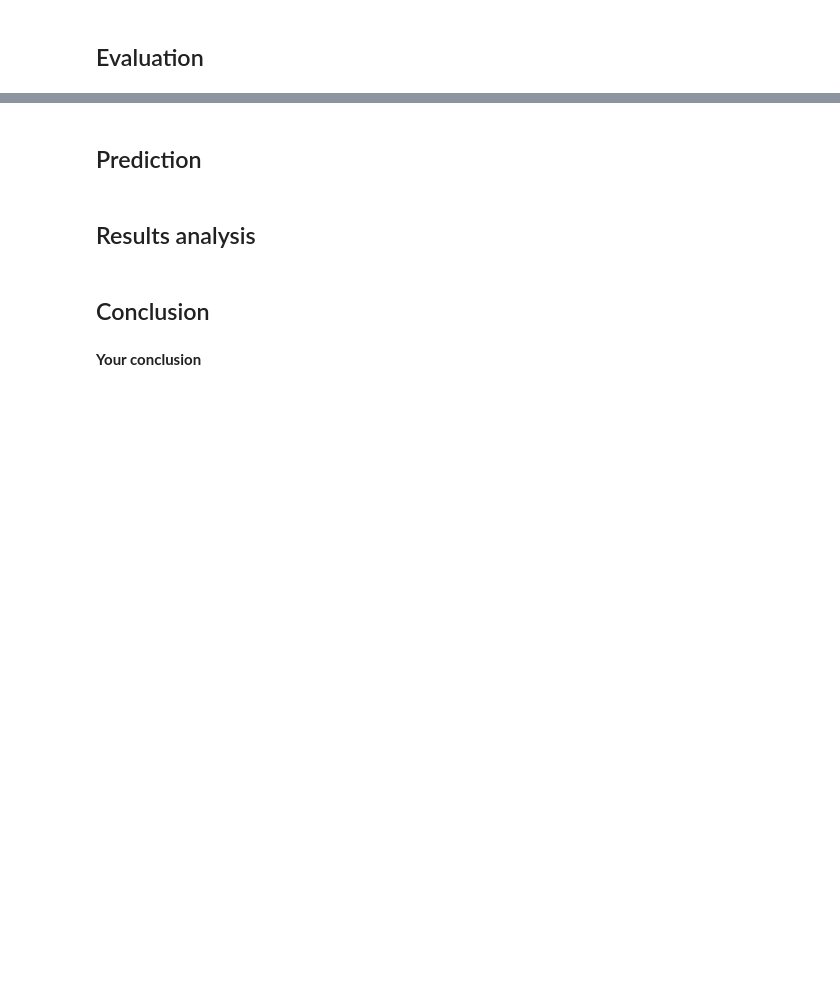
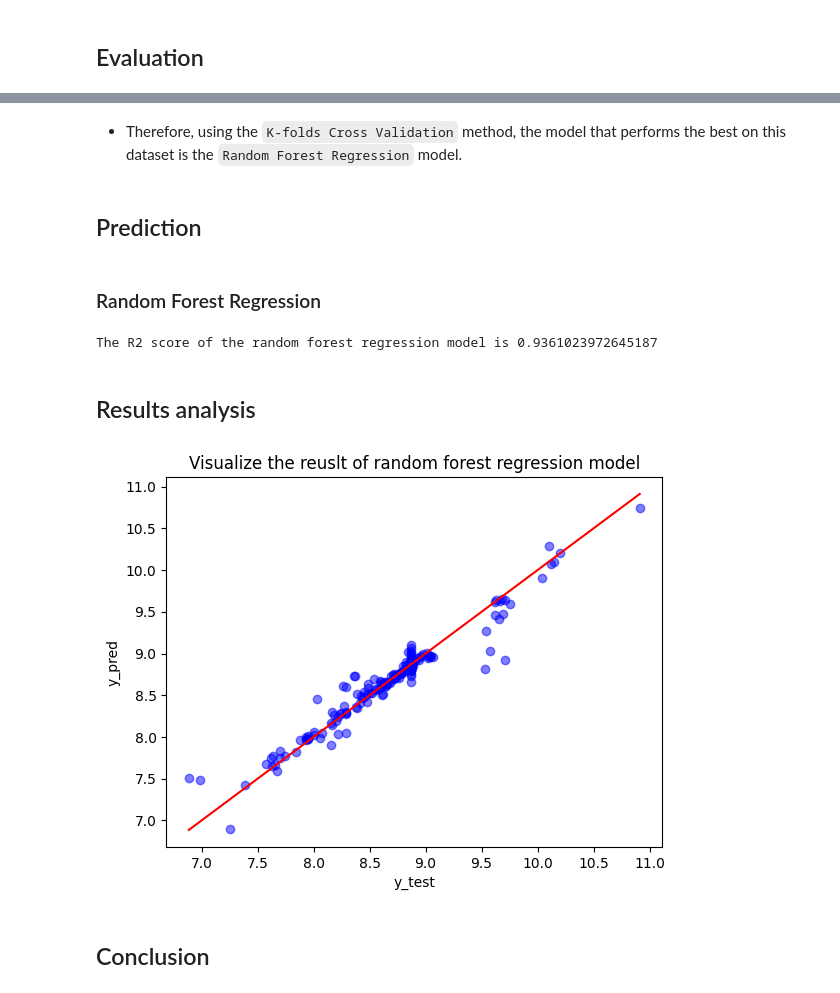
Before and after one commit to khanhnhan1512/Lab-2, a Jupyter notebook: notebooks/4.0-data-modelling.ipynb, the cells around one changed output, grey strips where cells are left out. Drawn from its saved outputs; the diff is of its cells as text; code cells hidden in the pictures; blank space fills up the shorter version.

```diff
--- a/notebooks/4.0-data-modelling.ipynb
+++ b/notebooks/4.0-data-modelling.ipynb
@@ -175,0 +192,5 @@ X = data.drop('Electric Power Consumption(kWH per capita)', axis='columns')
+# %%
+from sklearn.linear_model import LinearRegression
+
+lin_regressor = LinearRegression()
+lin_regressor.fit(X_train, y_train)
@@ -175,0 +201,5 @@ X = data.drop('Electric Power Consumption(kWH per capita)', axis='columns')
+# %%
+from sklearn.tree import DecisionTreeRegressor
+
+dt_regressor = DecisionTreeRegressor(random_state=0)
+dt_regressor.fit(X_train, y_train)
@@ -175,0 +210,5 @@ X = data.drop('Electric Power Consumption(kWH per capita)', axis='columns')
+# %%
+from sklearn.ensemble import RandomForestRegressor
+
+RF_regressor = RandomForestRegressor(n_estimators=100, random_state=0, oob_score=True, n_jobs=-1)
+RF_regressor.fit(X_train,y_train)
@@ -180,2 +259,4 @@ X = data.drop('Electric Power Consumption(kWH per capita)', axis='columns')
+# %% [markdown]
+- Therefore, using the `K-folds Cross Validation` method, the model that performs the best on this dataset is the `Random Forest Regression` model.
 # %% [markdown]
 ## Prediction
@@ -184,2 +265,9 @@ X = data.drop('Electric Power Consumption(kWH per capita)', axis='columns')
+# %% [markdown]
+### Random Forest Regression
+# %%
+y_pred_rf = RF_regressor.predict(X_test)
+print(f"The R2 score of the random forest regression model is {r2_score(y_test, y_pred_rf)}")
+# %% [output]
+The R2 score of the random forest regression model is 0.9361023972645187
 # %% [markdown]
 ## Results analysis
@@ -188,4 +274,12 @@ X = data.drop('Electric Power Consumption(kWH per capita)', axis='columns')
+# %%
+# YOUR CODE HERE (OPTION)
+plt.scatter(y_test, y_pred_rf, color='blue', alpha=0.5)
+plt.plot([min(y_test), max(y_test)], [min(y_test), max(y_test)], color='red')  # Diagonal line for reference
+plt.xlabel('y_test')
+plt.ylabel('y_pred')
+plt.title('Visualize the reuslt of random forest regression model')
+plt.show()
+# %% [output]
+[figure, added]
 # %% [markdown]
 ## Conclusion
-# %% [markdown]
-**Your conclusion**
```
Also changed, not shown: parts of 21 cells of this notebook.
